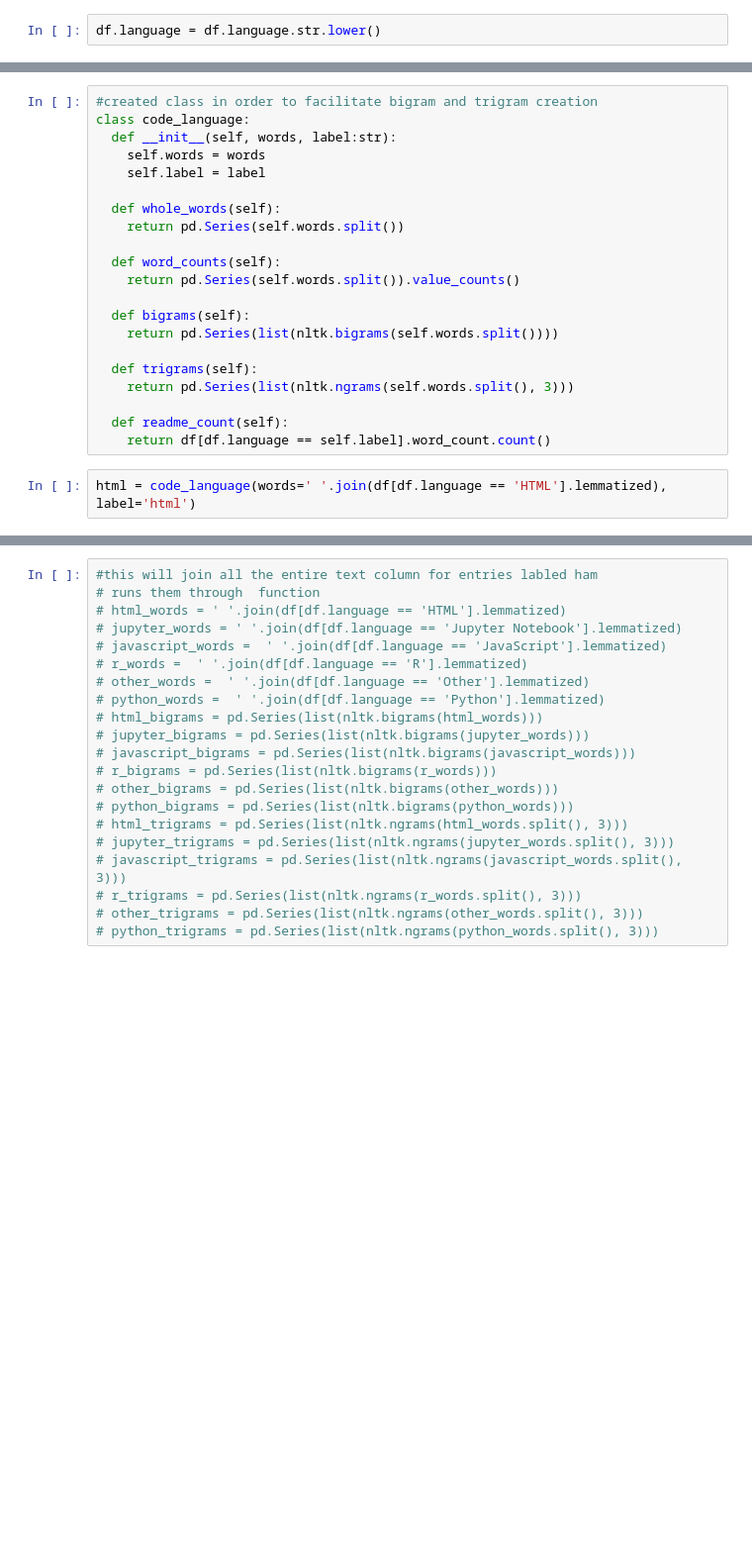
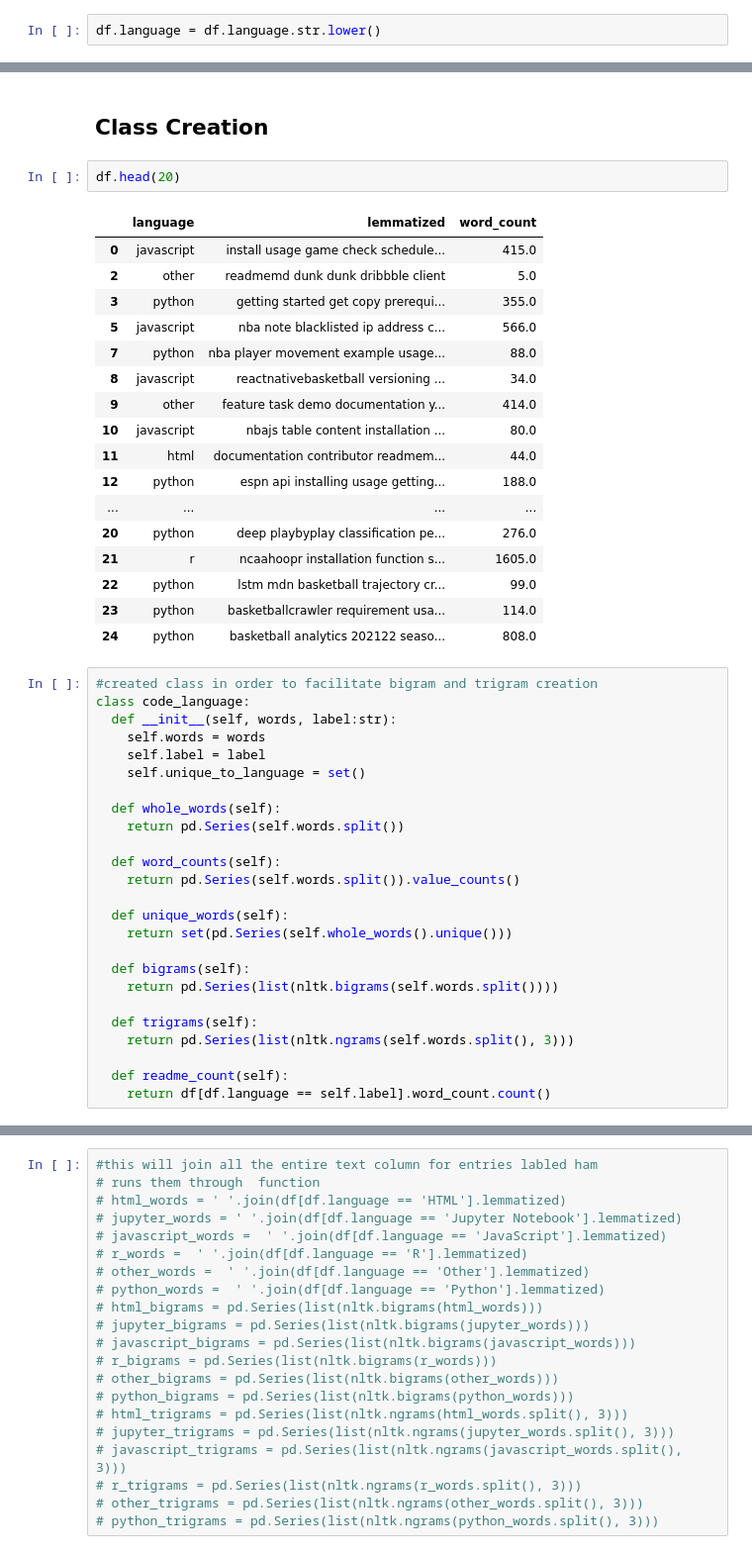
Before and after one commit to double-vincent/nlp_project, a Jupyter notebook: explore.ipynb, the cells around one changed output, grey strips where cells are left out. Shown at 99% size. Saved outputs shown, nothing was run; the diff lists cells and outputs as text; blank space fills up the shorter version.

```diff
--- a/explore.ipynb
+++ b/explore.ipynb
@@ -104,15 +86,41 @@ df[df.language == 'html'].word_count.count()
+# %% [markdown]
+## Class Creation
+# %%
+df.head(20)
+# %% [output]
+|  | language | lemmatized | word_count |
+| 0 | javascript | install usage game check schedule... | 415.0 |
+| 2 | other | readmemd dunk dunk dribbble client | 5.0 |
+| 3 | python | getting started get copy prerequi... | 355.0 |
+| 5 | javascript | nba note blacklisted ip address c... | 566.0 |
+| 7 | python | nba player movement example usage... | 88.0 |
+| 8 | javascript | reactnativebasketball versioning ... | 34.0 |
+| 9 | other | feature task demo documentation y... | 414.0 |
+| 10 | javascript | nbajs table content installation ... | 80.0 |
+| 11 | html | documentation contributor readmem... | 44.0 |
+| 12 | python | espn api installing usage getting... | 188.0 |
+| ... | ... | ... | ... |
+| 20 | python | deep playbyplay classification pe... | 276.0 |
+| 21 | r | ncaahoopr installation function s... | 1605.0 |
+| 22 | python | lstm mdn basketball trajectory cr... | 99.0 |
+| 23 | python | basketballcrawler requirement usa... | 114.0 |
+| 24 | python | basketball analytics 202122 seaso... | 808.0 |
 # %%
 #created class in order to facilitate bigram and trigram creation
 class code_language:
   def __init__(self, words, label:str):
     self.words = words
     self.label = label
+    self.unique_to_language = set()
 
   def whole_words(self):
     return pd.Series(self.words.split())
 
   def word_counts(self):
     return pd.Series(self.words.split()).value_counts()
+
+  def unique_words(self):
+    return set(pd.Series(self.whole_words().unique()))
 
   def bigrams(self):
     return pd.Series(list(nltk.bigrams(self.words.split())))
@@ -122,5 +130,3 @@ class code_language:
 
   def readme_count(self):
     return df[df.language == self.label].word_count.count()
-# %%
-html = code_language(words=' '.join(df[df.language == 'HTML'].lemmatized), label='html')
```
Also changed, not shown: parts of 36 cells of this notebook, 1 other file.
